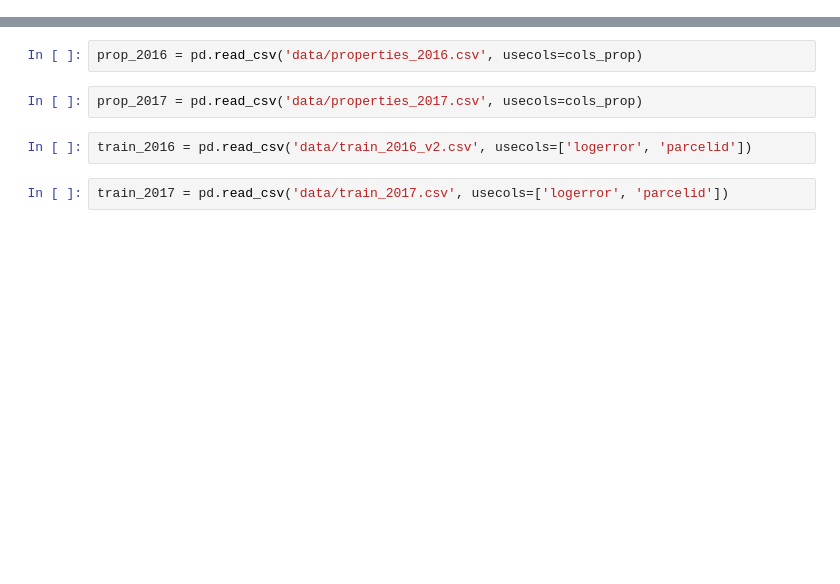
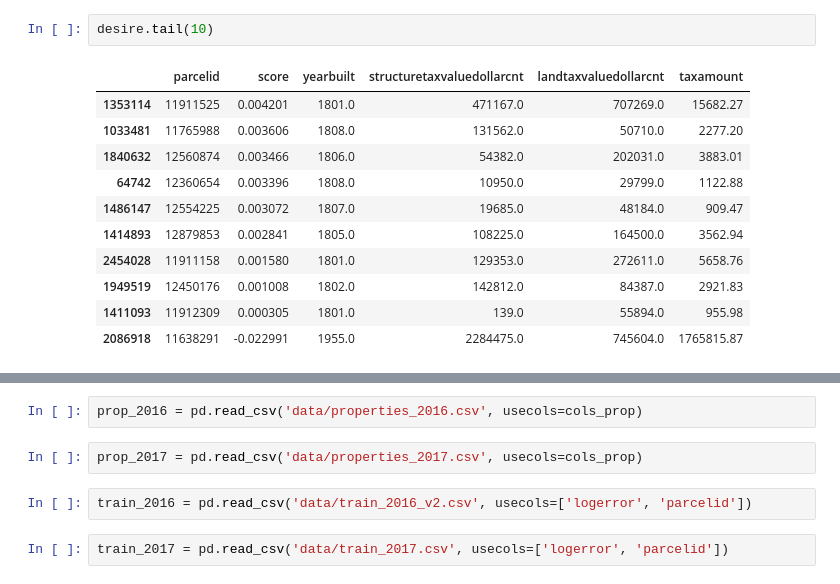
Before and after one commit to tyagi-iiitv/CSE519-2017-111482304-111733554, a Jupyter notebook: dryRunAnjulTyagi.ipynb, the cells around one changed output, grey strips where cells are left out. Cells and saved outputs as stored; diff of their text form; blank space fills up the shorter version.

```diff
--- a/dryRunAnjulTyagi.ipynb
+++ b/dryRunAnjulTyagi.ipynb
@@ -19,0 +84,14 @@ cols_prop = ['taxvaluedollarcnt',
+# %%
+desire.tail(10)
+# %% [output]
+|  | parcelid | score | yearbuilt | structuretaxvaluedollarcnt | landtaxvaluedollarcnt | taxamount |
+| 1353114 | 11911525 | 0.004201 | 1801.0 | 471167.0 | 707269.0 | 15682.27 |
+| 1033481 | 11765988 | 0.003606 | 1808.0 | 131562.0 | 50710.0 | 2277.20 |
+| 1840632 | 12560874 | 0.003466 | 1806.0 | 54382.0 | 202031.0 | 3883.01 |
+| 64742 | 12360654 | 0.003396 | 1808.0 | 10950.0 | 29799.0 | 1122.88 |
+| 1486147 | 12554225 | 0.003072 | 1807.0 | 19685.0 | 48184.0 | 909.47 |
+| 1414893 | 12879853 | 0.002841 | 1805.0 | 108225.0 | 164500.0 | 3562.94 |
+| 2454028 | 11911158 | 0.001580 | 1801.0 | 129353.0 | 272611.0 | 5658.76 |
+| 1949519 | 12450176 | 0.001008 | 1802.0 | 142812.0 | 84387.0 | 2921.83 |
+| 1411093 | 11912309 | 0.000305 | 1801.0 | 139.0 | 55894.0 | 955.98 |
+| 2086918 | 11638291 | -0.022991 | 1955.0 | 2284475.0 | 745604.0 | 1765815.87 |
```
Also changed, not shown: parts of 244 cells of this notebook.
